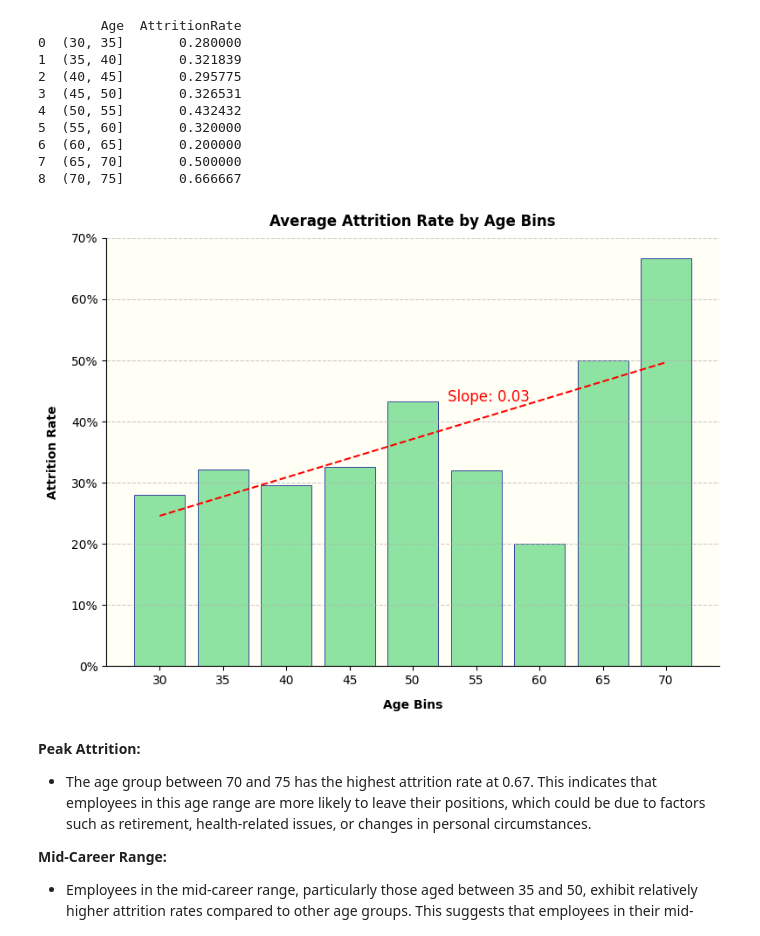
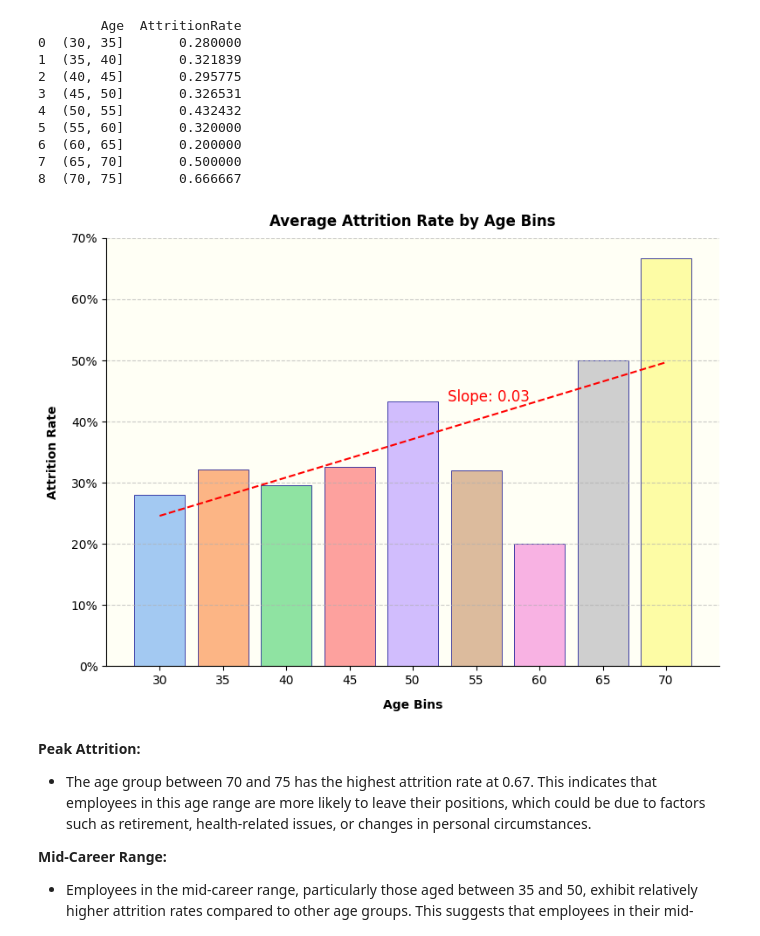
Before and after one commit to DanPkg/HR-Analytics-Insights-Project, a Jupyter notebook: human-resources-dataset-analysis-and-insights.ipynb, the cells around one changed output. Saved outputs shown, nothing was run; the diff lists cells and outputs as text; code cells hidden in the pictures.

```diff
--- a/human-resources-dataset-analysis-and-insights.ipynb
+++ b/human-resources-dataset-analysis-and-insights.ipynb
@@ -1836,7 +1833,7 @@ print(grouped_by_age_bins)
 8  (70, 75]       0.666667
 # %%
 # Generate a pastel color palette.
-pastel_colors = generate_pastel_palette(4)
+pastel_colors = generate_pastel_palette(len(grouped_by_age_bins))
 
 # Extract left edge of each interval as bin labels
 bin_labels = [str(interval.left) for interval in grouped_by_age_bins['Age']]
@@ -1844,47 +1841,47 @@ bin_labels = [str(interval.left) for interval in grouped_by_age_bins['Age']]
 # Create the bar graph
 fig, ax = plt.subplots(figsize=(8, 6))
 plt.bar(bin_labels, grouped_by_age_bins['AttritionRate'],
-        color=pastel_colors[2],
+        color=pastel_colors,
         edgecolor=bar_edge_color,
         linewidth=0.5)
 
 # Define x-values for the trendline
-x = np.arange(len(bin_labels)) #+ 0.5  # Adding 0.5 to center the bars
+x = np.arange(len(bin_labels))
 
 # Add trendline for attrition rate
 z = np.polyfit(x, grouped_by_age_bins['AttritionRate'], 1)
 p = np.poly1d(z)
 ax.plot(x, p(x), color='red', linestyle='--', label='Attrition Rate Trendline')
 
 # Annotate the trendline with the slope
 slope = z[0]
 text_x = len(bin_labels) * 0.5 + 0.7 # Positioning the text in the middle of the x-axis
 text_y = p(text_x + 1)  # Positioning the text on the trendline
 ax.text(text_x, text_y, f'Slope: {slope:.2f}', color='red', fontsize=12, ha='center', va='center')
 
 # Manually adjust y-axis tick labels to percentages.
 y_ticks = ax.get_yticks()
 ax.set_yticklabels(['{:,.0%}'.format(y) for y in y_ticks])
 
 # Set chart background colour.
 ax.set_facecolor(chart_bg_color)
 
 # Hide spines.
 ax.spines['top'].set_visible(False)
 ax.spines['right'].set_visible(False)
 
 # Set the title and labels
-plt.title('Average Attrition Rate by Age Bins', fontweight='bold', pad=10)
+plt.title('Average Attrition Rate by Age Bins', **title_label_params)
 plt.xlabel('Age Bins', fontweight='bold', labelpad=10)
 plt.ylabel('Attrition Rate', fontweight='bold', labelpad=10)
 
 # Show the plot
 plt.grid(True, linestyle='--', alpha=0.65, axis='y')
 plt.xticks(rotation=0)
 plt.tight_layout()
 plt.show()
 # %% [output]
-[figure, old version]
+[figure, new version]
 # %% [markdown]
 **Peak Attrition:**
 * The age group between 70 and 75 has the highest attrition rate at 0.67. This indicates that employees in this age range are more likely to leave their positions, which could be due to factors such as retirement, health-related issues, or changes in personal circumstances.
```
Also changed, not shown: parts of 35 cells of this notebook.
